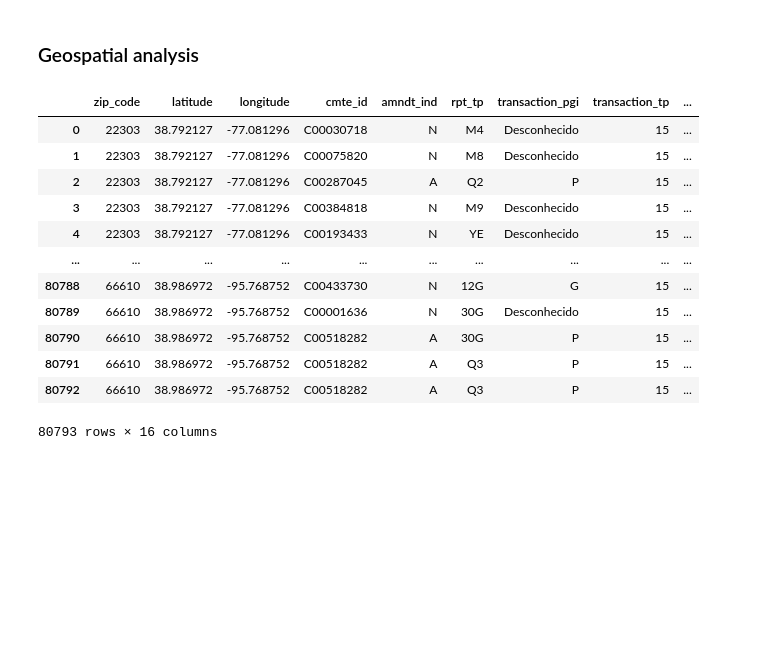
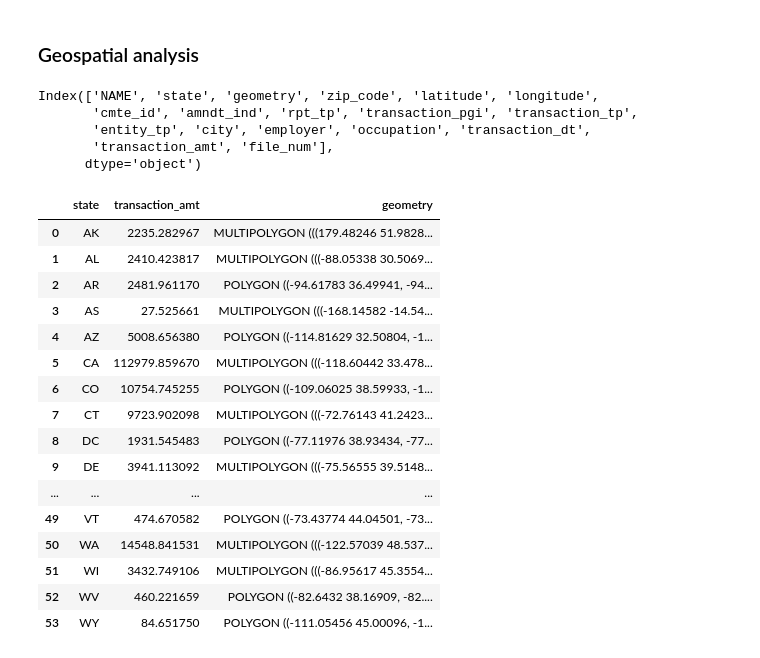
Before and after one commit to MurilloYumoto/Federal-Elections-analysis, a Jupyter notebook: analysis.ipynb, the cells around one changed output. Drawn from its saved outputs; the diff is of its cells as text; code cells hidden in the pictures; blank space fills up the shorter version.

```diff
--- a/analysis.ipynb
+++ b/analysis.ipynb
@@ -149,19 +151,3 @@ vis2.display()
 [interactive output not drawn]
 # %% [markdown]
 ### Geospatial analysis
-# %%
-grouby_city = df.
-# %% [output]
-|  | zip_code | latitude | longitude | cmte_id | amndt_ind | rpt_tp | transaction_pgi | transaction_tp | ... |
-| 0 | 22303 | 38.792127 | -77.081296 | C00030718 | N | M4 | Desconhecido | 15 | ... |
-| 1 | 22303 | 38.792127 | -77.081296 | C00075820 | N | M8 | Desconhecido | 15 | ... |
-| 2 | 22303 | 38.792127 | -77.081296 | C00287045 | A | Q2 | P | 15 | ... |
-| 3 | 22303 | 38.792127 | -77.081296 | C00384818 | N | M9 | Desconhecido | 15 | ... |
-| 4 | 22303 | 38.792127 | -77.081296 | C00193433 | N | YE | Desconhecido | 15 | ... |
-| ... | ... | ... | ... | ... | ... | ... | ... | ... | ... |
-| 80788 | 66610 | 38.986972 | -95.768752 | C00433730 | N | 12G | G | 15 | ... |
-| 80789 | 66610 | 38.986972 | -95.768752 | C00001636 | N | 30G | Desconhecido | 15 | ... |
-| 80790 | 66610 | 38.986972 | -95.768752 | C00518282 | A | 30G | P | 15 | ... |
-| 80791 | 66610 | 38.986972 | -95.768752 | C00518282 | A | Q3 | P | 15 | ... |
-| 80792 | 66610 | 38.986972 | -95.768752 | C00518282 | A | Q3 | P | 15 | ... |
-80793 rows × 16 columns
@@ -173,0 +154,37 @@ Baseie-se nesses códigos:
+# %%
+state_boundaries = gpd.read_file(r"cb_2018_us_state_500k\cb_2018_us_state_500k.shp", columns=['STUSPS', 'NAME', 'geometry'])
+state_boundaries.rename(columns={'STUSPS': 'state',
+                           'Name': 'state_name'}, inplace=True)
+
+df = state_boundaries.merge(df, on='state', how='inner')
+df.columns
+# %% [output]
+Index(['NAME', 'state', 'geometry', 'zip_code', 'latitude', 'longitude',
+       'cmte_id', 'amndt_ind', 'rpt_tp', 'transaction_pgi', 'transaction_tp',
+       'entity_tp', 'city', 'employer', 'occupation', 'transaction_dt',
+       'transaction_amt', 'file_num'],
+      dtype='object')
+# %%
+agg_state = df.groupby('state', as_index=False).agg({
+    'transaction_amt': 'sum',
+    'geometry': 'last'
+})
+agg_state
+# %% [output]
+|  | state | transaction_amt | geometry |
+| 0 | AK | 2235.282967 | MULTIPOLYGON (((179.48246 51.9828... |
+| 1 | AL | 2410.423817 | MULTIPOLYGON (((-88.05338 30.5069... |
+| 2 | AR | 2481.961170 | POLYGON ((-94.61783 36.49941, -94... |
+| 3 | AS | 27.525661 | MULTIPOLYGON (((-168.14582 -14.54... |
+| 4 | AZ | 5008.656380 | POLYGON ((-114.81629 32.50804, -1... |
+| 5 | CA | 112979.859670 | MULTIPOLYGON (((-118.60442 33.478... |
+| 6 | CO | 10754.745255 | POLYGON ((-109.06025 38.59933, -1... |
+| 7 | CT | 9723.902098 | MULTIPOLYGON (((-72.76143 41.2423... |
+| 8 | DC | 1931.545483 | POLYGON ((-77.11976 38.93434, -77... |
+| 9 | DE | 3941.113092 | MULTIPOLYGON (((-75.56555 39.5148... |
+| ... | ... | ... | ... |
+| 49 | VT | 474.670582 | POLYGON ((-73.43774 44.04501, -73... |
+| 50 | WA | 14548.841531 | MULTIPOLYGON (((-122.57039 48.537... |
+| 51 | WI | 3432.749106 | MULTIPOLYGON (((-86.95617 45.3554... |
+| 52 | WV | 460.221659 | POLYGON ((-82.6432 38.16909, -82.... |
+| 53 | WY | 84.651750 | POLYGON ((-111.05456 45.00096, -1... |
```
Also changed, not shown: parts of 4 cells of this notebook.
